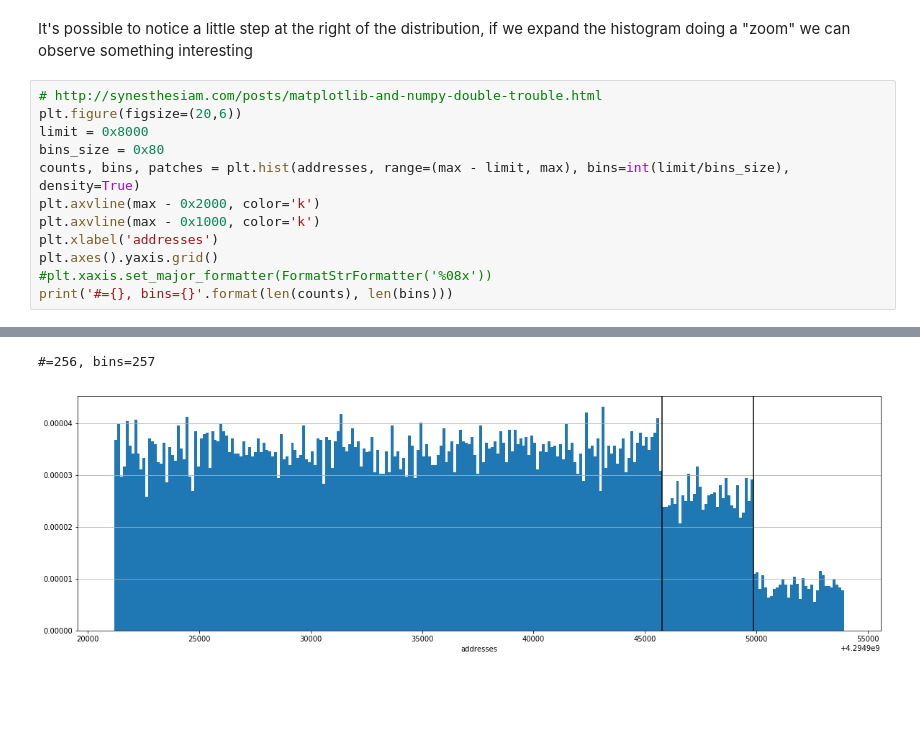
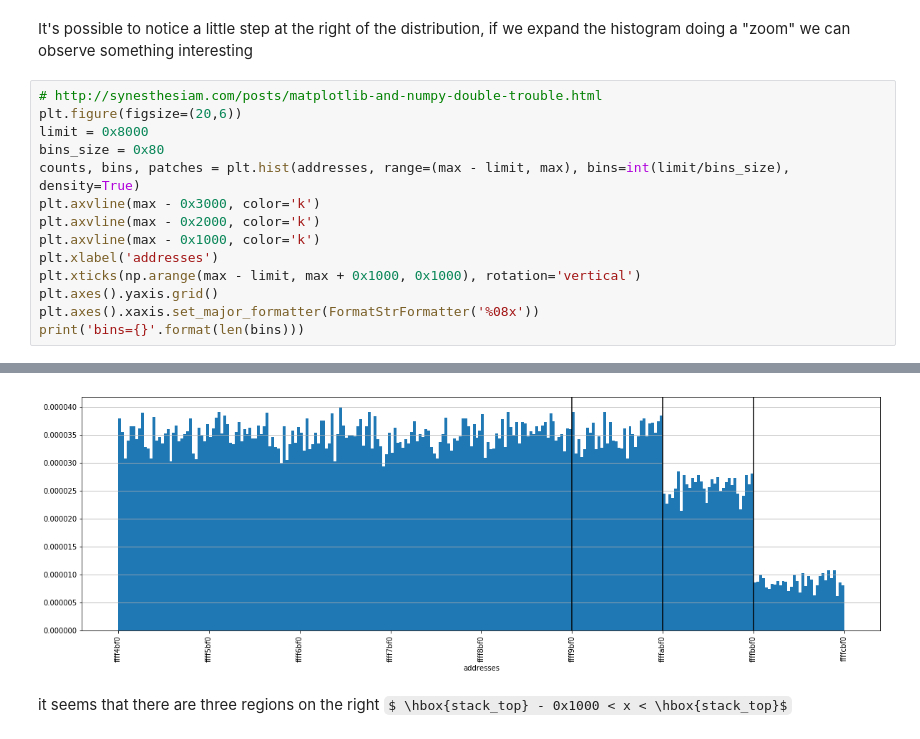
Before and after one commit to gipi/low-level, a Jupyter notebook: TLS statistics.ipynb, the cells around one changed output, grey strips where cells are left out. Cells and saved outputs as stored; diff of their text form; some formulas as TeX source; blank space fills up the shorter version.

```diff
--- a/TLS statistics.ipynb
+++ b/TLS statistics.ipynb
@@ -81,10 +87,12 @@ plt.figure(figsize=(20,6))
 limit = 0x8000
 bins_size = 0x80
 counts, bins, patches = plt.hist(addresses, range=(max - limit, max), bins=int(limit/bins_size), density=True)
+plt.axvline(max - 0x3000, color='k')
 plt.axvline(max - 0x2000, color='k')
 plt.axvline(max - 0x1000, color='k')
 plt.xlabel('addresses')
+plt.xticks(np.arange(max - limit, max + 0x1000, 0x1000), rotation='vertical')
 plt.axes().yaxis.grid()
-#plt.xaxis.set_major_formatter(FormatStrFormatter('%08x'))
-print('#={}, bins={}'.format(len(counts), len(bins)))
+plt.axes().xaxis.set_major_formatter(FormatStrFormatter('%08x'))
+print('bins={}'.format(len(bins)))
 # %% [output]
@@ -93,5 +100,6 @@ Adding an axes using the same arguments as a previous axes currently reuses the
-#=256, bins=257
-[figure, old version]
+[figure, new version]
+# %% [markdown]
+it seems that there are three regions on the right $ \hbox{stack_top} - 0x1000 < x < \hbox{stack_top}$
 # %%
 plot_statistics(first_byte_statistics)
 plot_statistics(second_byte_statistics)
```
Also changed, not shown: parts of 5 cells of this notebook, 5 other files.
